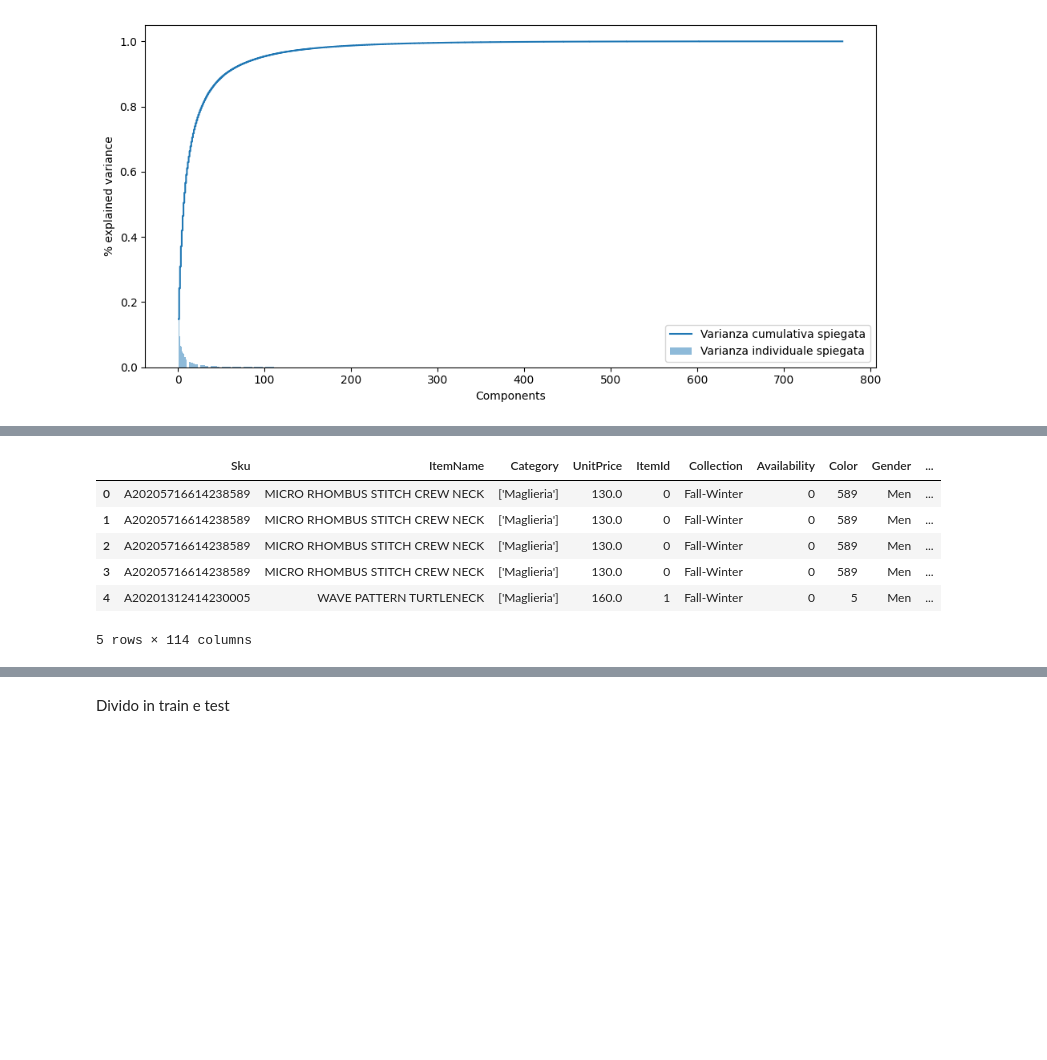
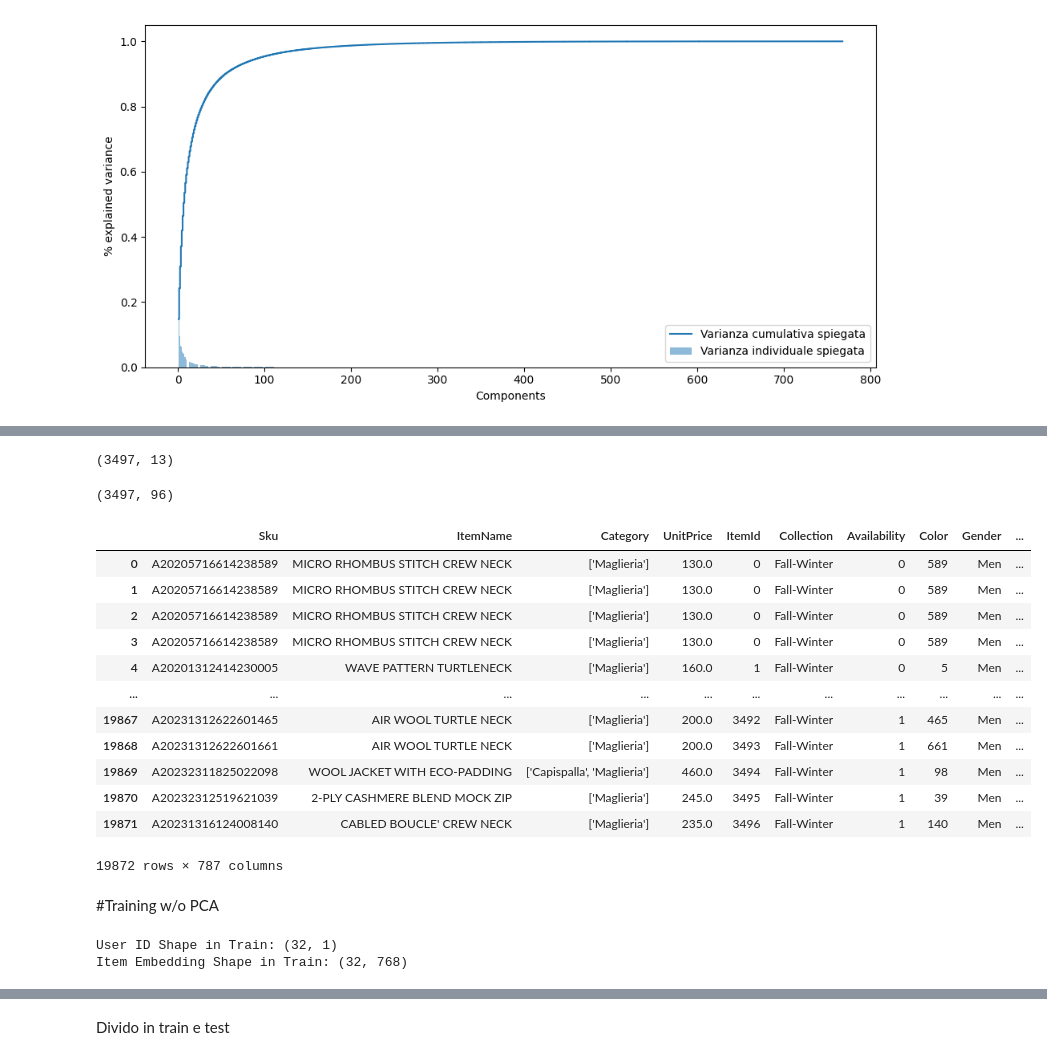
Before and after one commit to williambiondi/RecommenderGS, a Jupyter notebook: recommenderGranSasso.ipynb, the cells around one changed output, grey strips where cells are left out. Drawn from its saved outputs; the diff is of its cells as text; code cells hidden in the pictures; blank space fills up the shorter version.

Commit message:
Section with alternative training with full embeddings

```diff
--- a/recommenderGranSasso.ipynb
+++ b/recommenderGranSasso.ipynb
@@ -21,11 +21,11 @@ from keras_tuner import HyperModel
 from kerastuner.tuners import RandomSearch
 # %% [markdown]
 #Caricamento dati
+# %%
+items = pd.read_csv('https://raw.githubusercontent.com/williambiondi/RecommenderGS/main/ArticoliGransasso.csv')
+customers = pd.read_csv('https://raw.githubusercontent.com/williambiondi/RecommenderGS/main/ClientiGransasso.csv')
+purchases = pd.read_csv('https://raw.githubusercontent.com/williambiondi/RecommenderGS/main/OrdiniGransasso.csv')
 # %%
-items = pd.read_csv('ArticoliGransasso.csv')
-customers = pd.read_csv('ClientiGransasso.csv')
-purchases = pd.read_csv('OrdiniGransasso.csv')
-
 items.drop(columns=['Unnamed: 0'], inplace=True)
 customers.drop(columns=['Unnamed: 0'], inplace=True)
 purchases.drop(columns=['Unnamed: 0'], inplace=True)
@@ -126,0 +132,8 @@ df_reduced.head()
+# %%
+items.shape
+# %% [output]
+(3497, 13)
+# %%
+df_reduced.shape
+# %% [output]
+(3497, 96)
@@ -129,12 +154,20 @@ full_items = items.merge(df_reduced, on='ItemId')
 # %%
 df_full = full_items.merge(purchases, on='ItemId')
 # %%
-df_full.head()
+df_full
 # %% [output]
 |  | Sku | ItemName | Category | UnitPrice | ItemId | Collection | Availability | Color | Gender | ... |
 | 0 | A20205716614238589 | MICRO RHOMBUS STITCH CREW NECK | ['Maglieria'] | 130.0 | 0 | Fall-Winter | 0 | 589 | Men | ... |
 | 1 | A20205716614238589 | MICRO RHOMBUS STITCH CREW NECK | ['Maglieria'] | 130.0 | 0 | Fall-Winter | 0 | 589 | Men | ... |
 | 2 | A20205716614238589 | MICRO RHOMBUS STITCH CREW NECK | ['Maglieria'] | 130.0 | 0 | Fall-Winter | 0 | 589 | Men | ... |
 | 3 | A20205716614238589 | MICRO RHOMBUS STITCH CREW NECK | ['Maglieria'] | 130.0 | 0 | Fall-Winter | 0 | 589 | Men | ... |
 | 4 | A20201312414230005 | WAVE PATTERN TURTLENECK | ['Maglieria'] | 160.0 | 1 | Fall-Winter | 0 | 5 | Men | ... |
+| ... | ... | ... | ... | ... | ... | ... | ... | ... | ... | ... |
+| 19867 | A20231312622601465 | AIR WOOL TURTLE NECK | ['Maglieria'] | 200.0 | 3492 | Fall-Winter | 1 | 465 | Men | ... |
+| 19868 | A20231312622601661 | AIR WOOL TURTLE NECK | ['Maglieria'] | 200.0 | 3493 | Fall-Winter | 1 | 661 | Men | ... |
+| 19869 | A20232311825022098 | WOOL JACKET WITH ECO-PADDING | ['Capispalla', 'Maglieria'] | 460.0 | 3494 | Fall-Winter | 1 | 98 | Men | ... |
+| 19870 | A20232312519621039 | 2-PLY CASHMERE BLEND MOCK ZIP | ['Maglieria'] | 245.0 | 3495 | Fall-Winter | 1 | 39 | Men | ... |
+| 19871 | A20231316124008140 | CABLED BOUCLE' CREW NECK | ['Maglieria'] | 235.0 | 3496 | Fall-Winter | 1 | 140 | Men | ... |
-5 rows × 114 columns
+19872 rows × 787 columns
+# %% [markdown]
+#Training w/o PCA
@@ -140,0 +207,7 @@ df_full.head()
+# %%
+for features in train.take(1):
+    print("User ID Shape in Train:", features["user_id"].shape)
+    print("Item Embedding Shape in Train:", features["item_embedding"].shape)
+# %% [output]
+User ID Shape in Train: (32, 1)
+Item Embedding Shape in Train: (32, 768)
```
Also changed, not shown: parts of 30 cells of this notebook.
